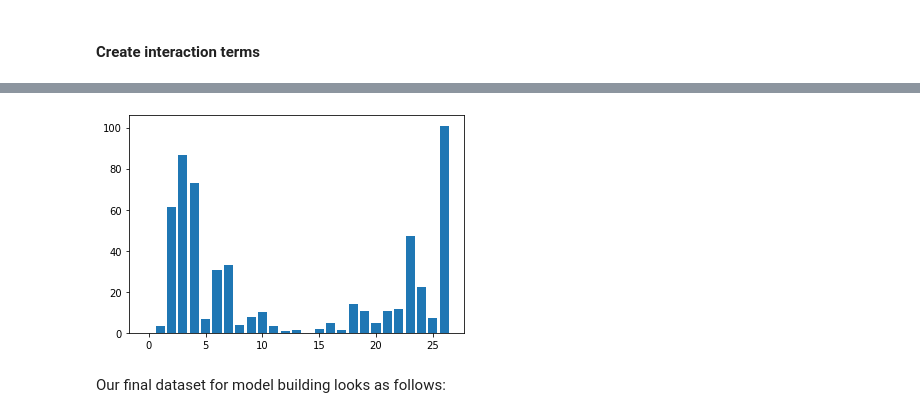
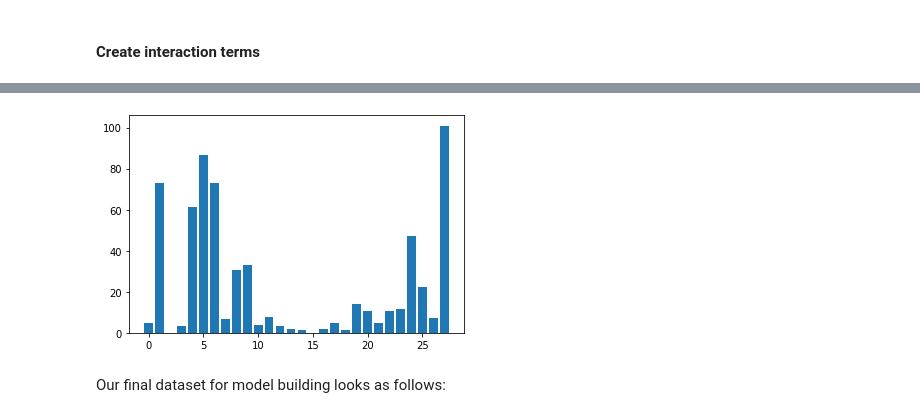
Before and after one commit to LourensWalters/Kaggle, a Jupyter notebook: titanic/notebooks/titanic_baseline5.ipynb, the cells around one changed output, grey strips where cells are left out. Saved outputs shown, nothing was run; the diff lists cells and outputs as text; code cells hidden in the pictures.

```diff
--- a/titanic/notebooks/titanic_baseline5.ipynb
+++ b/titanic/notebooks/titanic_baseline5.ipynb
@@ -740,7 +694,7 @@ df_test_trans['title'] = df_test_trans['name'].str.split(', ', expand=True)[1].s
                                                                             expand=True)[0]
 # %%
 df_train_trans['is_married'] = 0
-df_train_trans['is_married'].loc[df_train_trans['title'] == 'Mrs'] = 1
+df_train_trans.loc[df_train_trans['title'] == 'Mrs', 'is_married'] = 1
 
 df_test_trans['is_married'] = 0
-df_test_trans['is_married'].loc[df_test_trans['title'] == 'Mrs'] = 1
+df_test_trans.loc[df_test_trans['title'] == 'Mrs', 'is_married'] = 1
@@ -827,7 +774,7 @@ names_all = list(df_train_trans.columns)
 # %%
 # Update dataframe fieldname values
 drop_cols = ['name', 'sib_sp', 'parch', 'ticket',
-       'cabin', 'age_missing', 'fam_num', 'dim_embarked', 'dim_deck',
+       'cabin', 'fam_num', 'dim_embarked', 'dim_deck',
        'dim_title', 'dim_p_class', 'dim_fam_size']
 
 # These stay static
@@ -841,8 +788,6 @@ for x in drop_cols:
 for x in ['survived', 'age', 'fare']:
     names_cat.remove(x)
 
-print("names_cat: {}".format(names_cat))
-
 names_cat_plot = names_all.copy()
 for x in drop_cols:
     names_cat_plot.remove(x)
@@ -853,4 +798,6 @@ for x in drop_cols:
     names_all.remove(x)
 for x in ['survived']:
     names_all.remove(x)
+
+print("names_all: {}".format(names_all))
 # %% [output]
@@ -1043,11 +976,7 @@ df_test_trans.drop('dim_age_bin', axis=1, inplace=True)
 df_test_trans.drop('dim_deck', axis=1, inplace=True)
 df_test_trans.drop('dim_ticket_freq', axis=1, inplace=True)
 
-# Drop interactions for testing purposes
 interactions_list = list(X_train_interactions.columns.values)
-#X_train.drop(interactions_list, axis=1, inplace=True)
-#X_test.drop(interactions_list, axis=1, inplace=True)
-#df_test_trans.drop(interactions_list, axis=1, inplace=True)
 
 # TODO - used interactions list to hardcode this, need to fix.
 rename_dict = {'C(dim_deck)[T.BDE]:C(sex)[0.0]': 'deck_BDE_male',
@@ -1060,13 +989,9 @@ X_train.rename(columns = rename_dict, inplace=True)
 X_test.rename(columns = rename_dict, inplace=True)
 df_test_trans.rename(columns = rename_dict, inplace=True)
 
-# Drop is_married for testing purposes
 X_train.drop(['C(sex)[T.1.0]'], axis=1, inplace=True)
 X_test.drop(['C(sex)[T.1.0]'], axis=1, inplace=True)
 df_test_trans.drop(['C(sex)[T.1.0]'], axis=1, inplace=True)
-X_train.drop(['is_married'], axis=1, inplace=True)
-X_test.drop(['is_married'], axis=1, inplace=True)
-df_test_trans.drop(['is_married'], axis=1, inplace=True)
 
 X_train.drop('deck_BDE', axis=1, inplace=True)
 X_train.drop('deck_FG', axis=1, inplace=True)
@@ -1083,31 +1008,32 @@ df_test_trans.drop('deck_M', axis=1, inplace=True)
 from sklearn.feature_selection import chi2, SelectKBest
 
 # Separate continuous variables for this step, to be added back afterwards.
-X_train_con = X_train.loc[:, ['age', 'fare']]
-X_train.drop(['age', 'fare'], axis=1, inplace=True)
+X_train_con = X_train.loc[:, ['age', 'fare', 'ticket_freq']]
+X_train.drop(['age', 'fare', 'ticket_freq', 'ticket_freq'], axis=1, inplace=True)
 # Separate continuous variables for this step, to be added back afterwards.
-X_test_con = X_test.loc[:, ['age', 'fare']]
-X_test.drop(['age', 'fare'], axis=1, inplace=True)
+X_test_con = X_test.loc[:, ['age', 'fare', 'ticket_freq']]
+X_test.drop(['age', 'fare', 'ticket_freq'], axis=1, inplace=True)
 # Separate continuous variables for this step, to be added back afterwards.
-df_test_trans_con = df_test_trans.loc[:, ['age', 'fare']]
-df_test_trans.drop(['age', 'fare'], axis=1, inplace=True)
+df_test_trans_con = df_test_trans.loc[:, ['age', 'fare', 'ticket_freq']]
+df_test_trans.drop(['age', 'fare', 'ticket_freq'], axis=1, inplace=True)
 
 # Finally we scale our data - separately from categorical variables.
 scaler = StandardScaler()
 
 ## Fit on training data set
+# Random Forest performs better on un-scaled data.
 names_training = list(X_train_con.columns.values)
 _ = scaler.fit(X_train_con)
-X_train_new = scaler.transform(X_train_con)
-X_train_con = pd.DataFrame(X_train_new, columns=names_training)
+#X_train_new = scaler.transform(X_train_con)
+#X_train_con = pd.DataFrame(X_train_new, columns=names_training)
 
 # Apply to test data (training)
-X_test_new = scaler.transform(X_test_con)
-X_test_con = pd.DataFrame(X_test_new, columns=names_training)
+#X_test_new = scaler.transform(X_test_con)
+#X_test_con = pd.DataFrame(X_test_new, columns=names_training)
 
 # Scale age and fare on final dataset to final test data
-df_test_trans_new = scaler.transform(df_test_trans_con)
-df_test_trans_con = pd.DataFrame(df_test_trans_new, columns=names_training)
+#df_test_trans_new = scaler.transform(df_test_trans_con)
+#df_test_trans_con = pd.DataFrame(df_test_trans_new, columns=names_training)
 
 # Perform categorical feature selection
 X_train = X_train.astype(float)
@@ -1116,6 +1042,8 @@ X_test = X_test.astype(float)
 y_test = y_test.astype(float)
 df_test_trans =  df_test_trans.astype(float)
 
+names_before_select = list(X_train.columns.values)
+print("Categorical variables names: {}".format(names_before_select))
 best_feat = SelectKBest(chi2, k=15).fit(X_train, y_train)
 mask = X_train.columns.values[best_feat.get_support()]
 X_train_new = best_feat.transform(X_train)
@@ -1136,8 +1064,10 @@ _ = pyplot.bar([i for i in range(len(best_feat.scores_))], best_feat.scores_)
 pyplot.show()
 
 # Add continuous variables back again.
-X_train = pd.merge(X_train, X_train_con[['age', 'fare']], left_index=True, right_index=True)
-X_test = pd.merge(X_test, X_test_con[['age', 'fare']], left_index=True, right_index=True)
-df_test_trans = pd.merge(df_test_trans, df_test_trans_con[['age', 'fare']], left_index=True,
-                         right_index=True)
+X_train = pd.merge(X_train, X_train_con[['age', 'fare', 'ticket_freq']], left_index=True,
+                   right_index=True)
+X_test = pd.merge(X_test, X_test_con[['age', 'fare', 'ticket_freq']], left_index=True,
+                  right_index=True)
+df_test_trans = pd.merge(df_test_trans, df_test_trans_con[['age', 'fare', 'ticket_freq']],
+                  left_index=True, right_index=True)
 # %% [output]
@@ -1159,4 +1090,4 @@ deck_M_female:                          0.015127
-[figure, old version]
+[figure, new version]
 # %%
 X_train = X_train.astype(float)
 X_test = X_test.astype(float)
```
Also changed, not shown: parts of 68 cells of this notebook, 11 other files.
